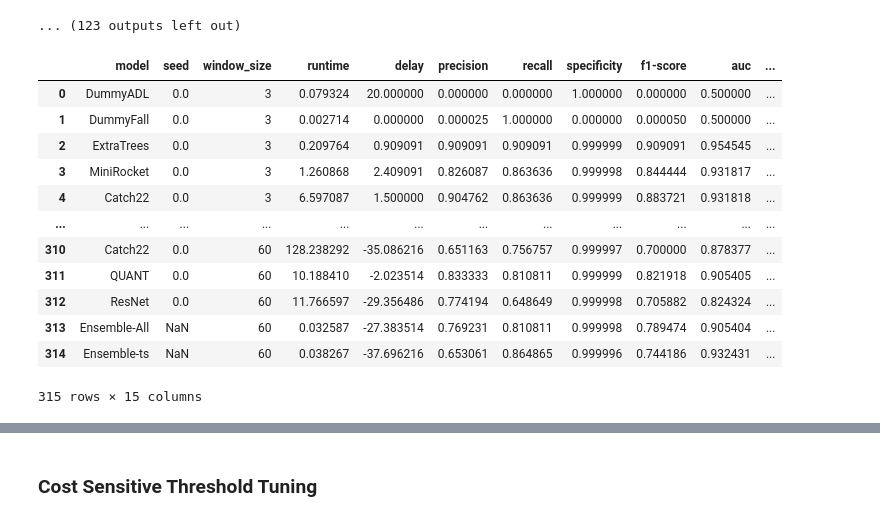
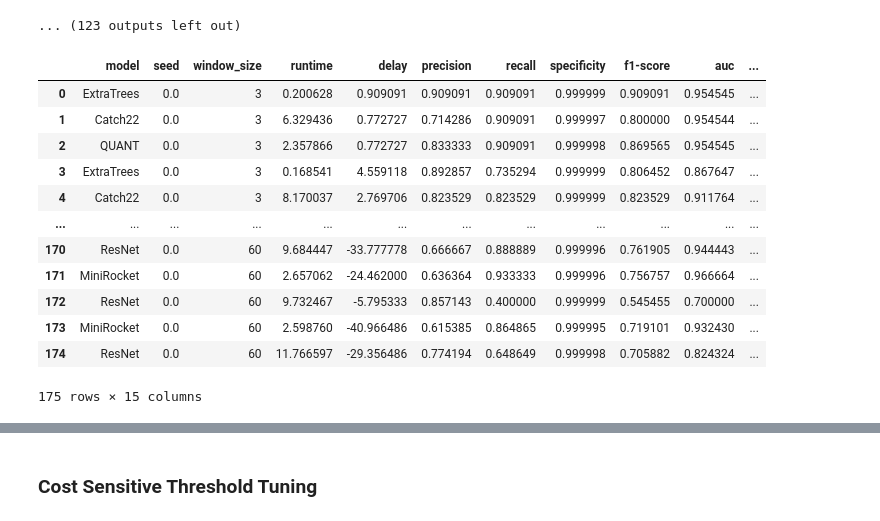
Before and after one commit to mlgig/fallstream, a Jupyter notebook: evaluation.ipynb, the cells around one changed output, grey strips where cells are left out. Drawn from its saved outputs; the diff is of its cells as text; code cells hidden in the pictures.

```diff
--- a/evaluation.ipynb
+++ b/evaluation.ipynb
@@ -200,22 +202,23 @@ Test set: X: 37, y: 37
 ... (123 outputs left out)
 # %%
 
-cv_metrics = pd.read_csv(RES_DIR / "cv_all_windows_new.csv")
+cv_metrics = pd.read_csv(RES_DIR / "cv_all_windows.csv")
+# cv_metrics = cv_metrics.query("window_size < 60")
 dummy_cv_metrics = cv_metrics.query("model.str.startswith('Dummy')")
 real_cv_metrics = cv_metrics.query("not model.str.startswith('Dummy')")
 real_cv_metrics = real_cv_metrics.query("seed==0.0")
 cv_metrics
 # %% [output]
 |  | model | seed | window_size | runtime | delay | precision | recall | specificity | f1-score | auc | ... |
-| 0 | DummyADL | 0.0 | 3 | 0.079324 | 20.000000 | 0.000000 | 0.000000 | 1.000000 | 0.000000 | 0.500000 | ... |
-| 1 | DummyFall | 0.0 | 3 | 0.002714 | 0.000000 | 0.000025 | 1.000000 | 0.000000 | 0.000050 | 0.500000 | ... |
-| 2 | ExtraTrees | 0.0 | 3 | 0.209764 | 0.909091 | 0.909091 | 0.909091 | 0.999999 | 0.909091 | 0.954545 | ... |
-| 3 | MiniRocket | 0.0 | 3 | 1.260868 | 2.409091 | 0.826087 | 0.863636 | 0.999998 | 0.844444 | 0.931817 | ... |
-| 4 | Catch22 | 0.0 | 3 | 6.597087 | 1.500000 | 0.904762 | 0.863636 | 0.999999 | 0.883721 | 0.931818 | ... |
+| 0 | ExtraTrees | 0.0 | 3 | 0.200628 | 0.909091 | 0.909091 | 0.909091 | 0.999999 | 0.909091 | 0.954545 | ... |
+| 1 | Catch22 | 0.0 | 3 | 6.329436 | 0.772727 | 0.714286 | 0.909091 | 0.999997 | 0.800000 | 0.954544 | ... |
+| 2 | QUANT | 0.0 | 3 | 2.357866 | 0.772727 | 0.833333 | 0.909091 | 0.999998 | 0.869565 | 0.954545 | ... |
+| 3 | ExtraTrees | 0.0 | 3 | 0.168541 | 4.559118 | 0.892857 | 0.735294 | 0.999999 | 0.806452 | 0.867647 | ... |
+| 4 | Catch22 | 0.0 | 3 | 8.170037 | 2.769706 | 0.823529 | 0.823529 | 0.999999 | 0.823529 | 0.911764 | ... |
 | ... | ... | ... | ... | ... | ... | ... | ... | ... | ... | ... | ... |
-| 310 | Catch22 | 0.0 | 60 | 128.238292 | -35.086216 | 0.651163 | 0.756757 | 0.999997 | 0.700000 | 0.878377 | ... |
-| 311 | QUANT | 0.0 | 60 | 10.188410 | -2.023514 | 0.833333 | 0.810811 | 0.999999 | 0.821918 | 0.905405 | ... |
-| 312 | ResNet | 0.0 | 60 | 11.766597 | -29.356486 | 0.774194 | 0.648649 | 0.999998 | 0.705882 | 0.824324 | ... |
-| 313 | Ensemble-All | NaN | 60 | 0.032587 | -27.383514 | 0.769231 | 0.810811 | 0.999998 | 0.789474 | 0.905404 | ... |
-| 314 | Ensemble-ts | NaN | 60 | 0.038267 | -37.696216 | 0.653061 | 0.864865 | 0.999996 | 0.744186 | 0.932431 | ... |
+| 170 | ResNet | 0.0 | 60 | 9.684447 | -33.777778 | 0.666667 | 0.888889 | 0.999996 | 0.761905 | 0.944443 | ... |
+| 171 | MiniRocket | 0.0 | 60 | 2.657062 | -24.462000 | 0.636364 | 0.933333 | 0.999996 | 0.756757 | 0.966664 | ... |
+| 172 | ResNet | 0.0 | 60 | 9.732467 | -5.795333 | 0.857143 | 0.400000 | 0.999999 | 0.545455 | 0.700000 | ... |
+| 173 | MiniRocket | 0.0 | 60 | 2.598760 | -40.966486 | 0.615385 | 0.864865 | 0.999995 | 0.719101 | 0.932430 | ... |
+| 174 | ResNet | 0.0 | 60 | 11.766597 | -29.356486 | 0.774194 | 0.648649 | 0.999998 | 0.705882 | 0.824324 | ... |
-315 rows × 15 columns
+175 rows × 15 columns
```
Also changed, not shown: parts of 17 cells of this notebook, 14 other files.
